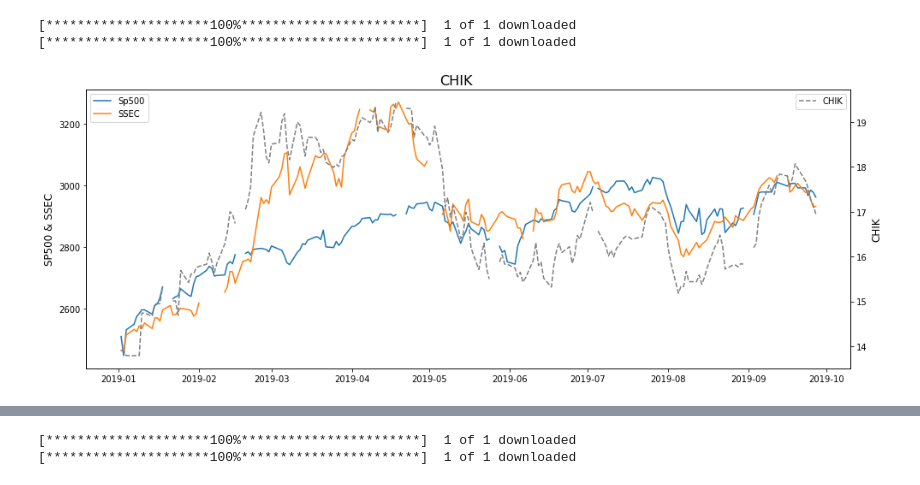
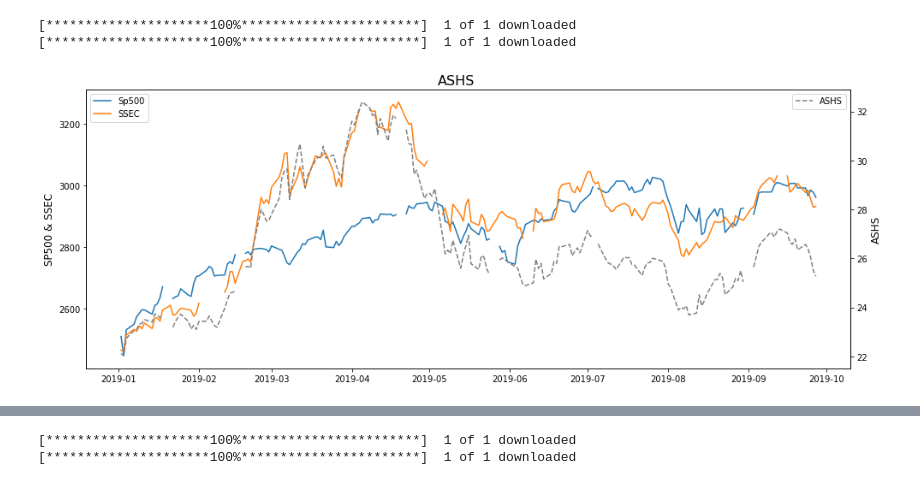
Before and after one commit to derrickfwang/Stock_Related_Scripts, a Jupyter notebook: Stock Analysis_Yahoo_Tushare_AlphaVantage_AllTemplates.ipynb, the cells around one changed output, grey strips where cells are left out. Saved outputs shown, nothing was run; the diff lists cells and outputs as text; code cells hidden in the pictures.

```diff
--- a/Stock Analysis_Yahoo_Tushare_AlphaVantage_AllTemplates.ipynb
+++ b/Stock Analysis_Yahoo_Tushare_AlphaVantage_AllTemplates.ipynb
@@ -114,12 +127,10 @@ def getUsCnStock(US_Stock, start, end):
 # %%
-US_Stock = 'CHIK'
+US_Stock = 'ASHS'
 start = '2019-01-01'
 end = '2019-09-28'
-
 df = getUsCnStock(US_Stock, start, end)
-
 drawUsCnStocks(df, US_Stock)
 # %% [output]
 [*********************100%***********************]  1 of 1 downloaded
 [*********************100%***********************]  1 of 1 downloaded
-[figure, old version]
+[figure, new version]
```
Also changed, not shown: parts of 4 cells of this notebook.
